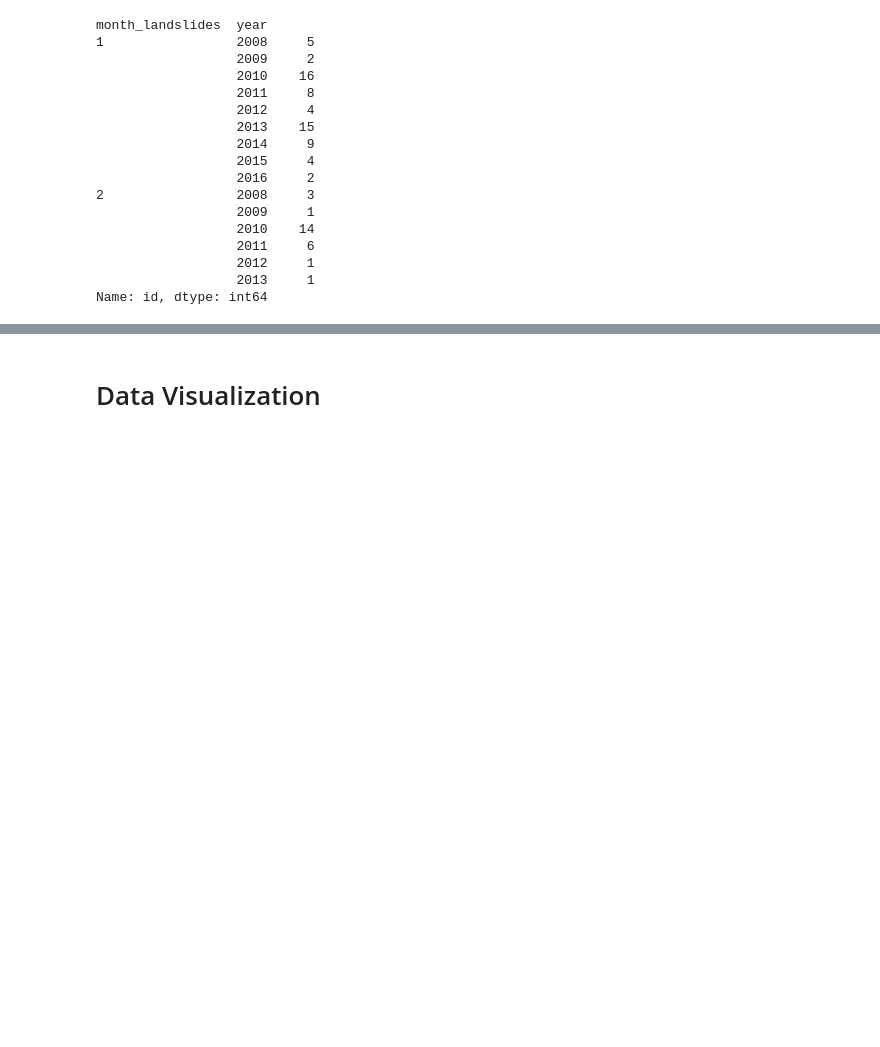
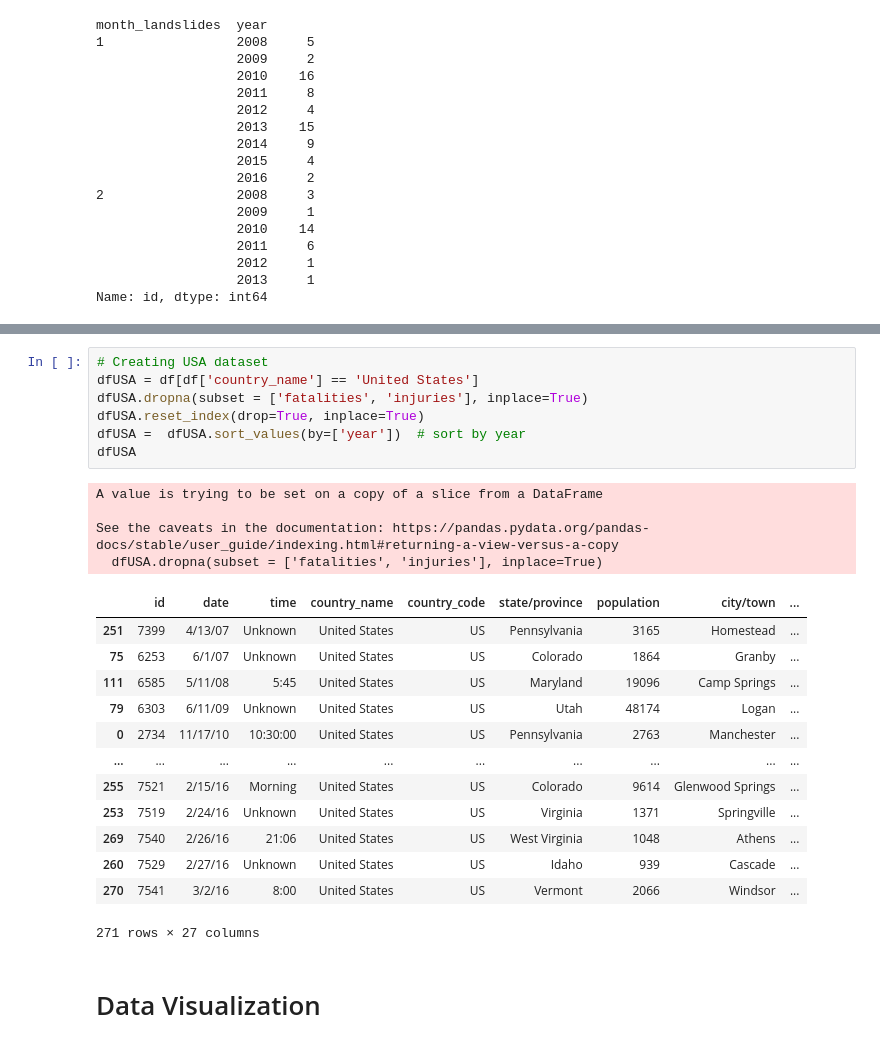
Before and after one commit to Killawog/DAProject, a Jupyter notebook: Landslide Analysis.ipynb, the cells around one changed output, grey strips where cells are left out. Cells and saved outputs as stored; diff of their text form; blank space fills up the shorter version.

```diff
--- a/Landslide Analysis.ipynb
+++ b/Landslide Analysis.ipynb
@@ -238,3 +283,28 @@ Name: id, dtype: int64
+# %%
+# Creating USA dataset
+dfUSA = df[df['country_name'] == 'United States']
+dfUSA.dropna(subset = ['fatalities', 'injuries'], inplace=True)
+dfUSA.reset_index(drop=True, inplace=True)
+dfUSA =  dfUSA.sort_values(by=['year'])  # sort by year
+dfUSA
+# %% [output]
+A value is trying to be set on a copy of a slice from a DataFrame
+
+See the caveats in the documentation: https://pandas.pydata.org/pandas-docs/stable/user_guide/indexing.html#returning-a-view-versus-a-copy
+  dfUSA.dropna(subset = ['fatalities', 'injuries'], inplace=True)
+|  | id | date | time | country_name | country_code | state/province | population | city/town | ... |
+| 251 | 7399 | 4/13/07 | Unknown | United States | US | Pennsylvania | 3165 | Homestead | ... |
+| 75 | 6253 | 6/1/07 | Unknown | United States | US | Colorado | 1864 | Granby | ... |
+| 111 | 6585 | 5/11/08 | 5:45 | United States | US | Maryland | 19096 | Camp Springs | ... |
+| 79 | 6303 | 6/11/09 | Unknown | United States | US | Utah | 48174 | Logan | ... |
+| 0 | 2734 | 11/17/10 | 10:30:00 | United States | US | Pennsylvania | 2763 | Manchester | ... |
+| ... | ... | ... | ... | ... | ... | ... | ... | ... | ... |
+| 255 | 7521 | 2/15/16 | Morning | United States | US | Colorado | 9614 | Glenwood Springs | ... |
+| 253 | 7519 | 2/24/16 | Unknown | United States | US | Virginia | 1371 | Springville | ... |
+| 269 | 7540 | 2/26/16 | 21:06 | United States | US | West Virginia | 1048 | Athens | ... |
+| 260 | 7529 | 2/27/16 | Unknown | United States | US | Idaho | 939 | Cascade | ... |
+| 270 | 7541 | 3/2/16 | 8:00 | United States | US | Vermont | 2066 | Windsor | ... |
+271 rows × 27 columns
 # %% [markdown]
 # Data Visualization
 # %% [markdown]
```
Also changed, not shown: parts of 7 cells of this notebook.
